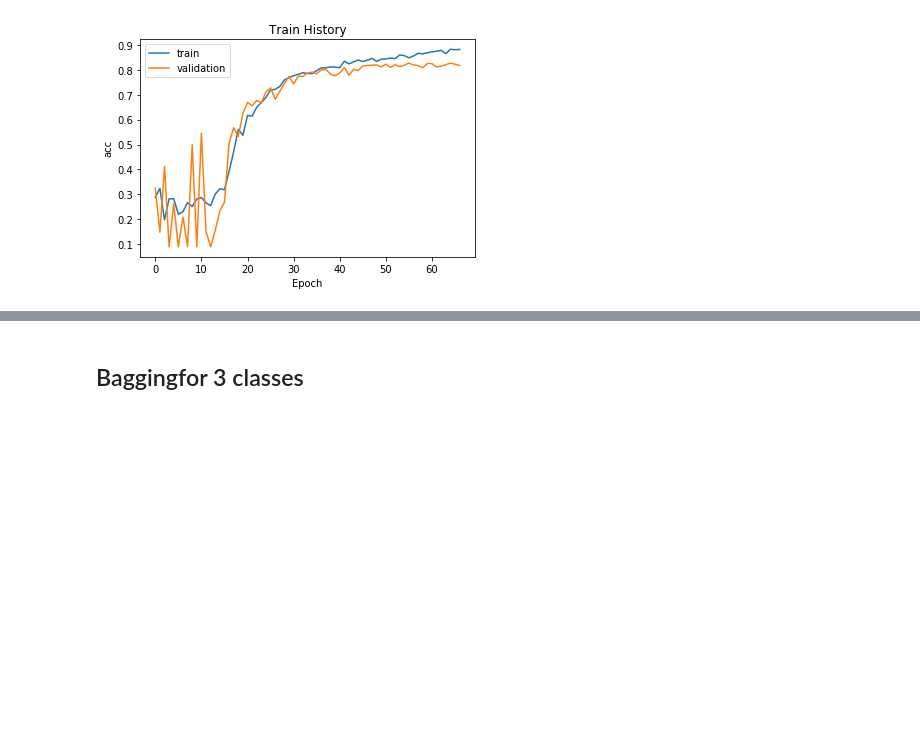
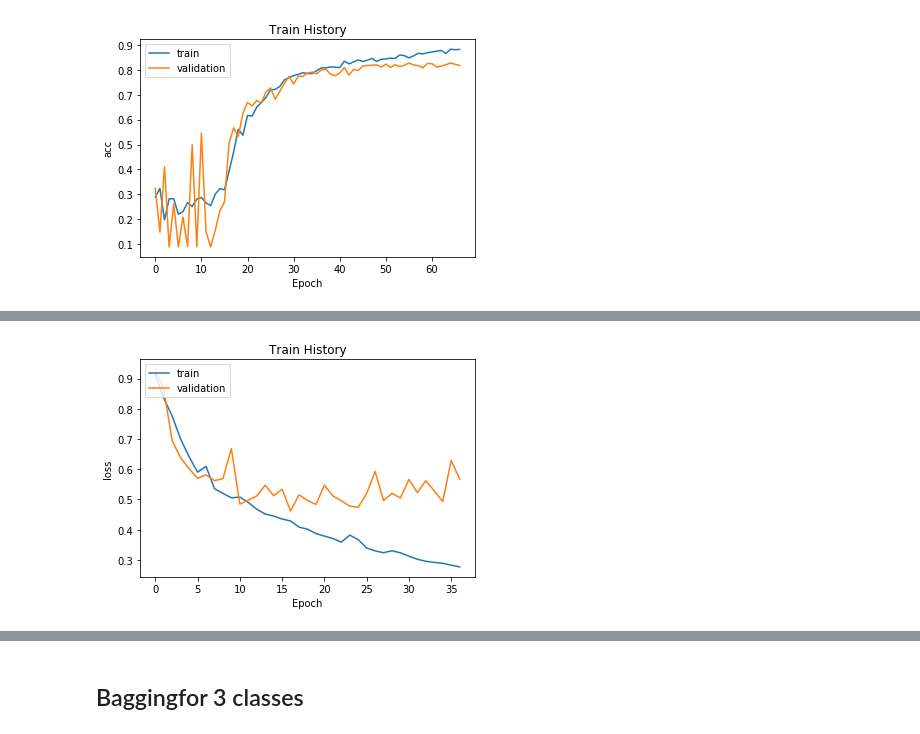
Before and after one commit to yanshuolee/ECG-AF-Detection, a Jupyter notebook: 1D CNN model_ver_0.2.ipynb, the cells around one changed output, grey strips where cells are left out. Saved outputs shown, nothing was run; the diff lists cells and outputs as text; code cells hidden in the pictures; blank space fills up the shorter version.

```diff
--- a/1D CNN model_ver_0.2.ipynb
+++ b/1D CNN model_ver_0.2.ipynb
@@ -609,3 +780,7 @@ show_plot('loss', train_history_1)
+# %%
+plot.show_plot('loss', train_history_1)
+# %% [output]
+[figure, added]
 # %%
 from toolkit import plot_confusion_matrix
 from sklearn.metrics import confusion_matrix
```
Also changed, not shown: parts of 14 cells of this notebook, 5 other files.
